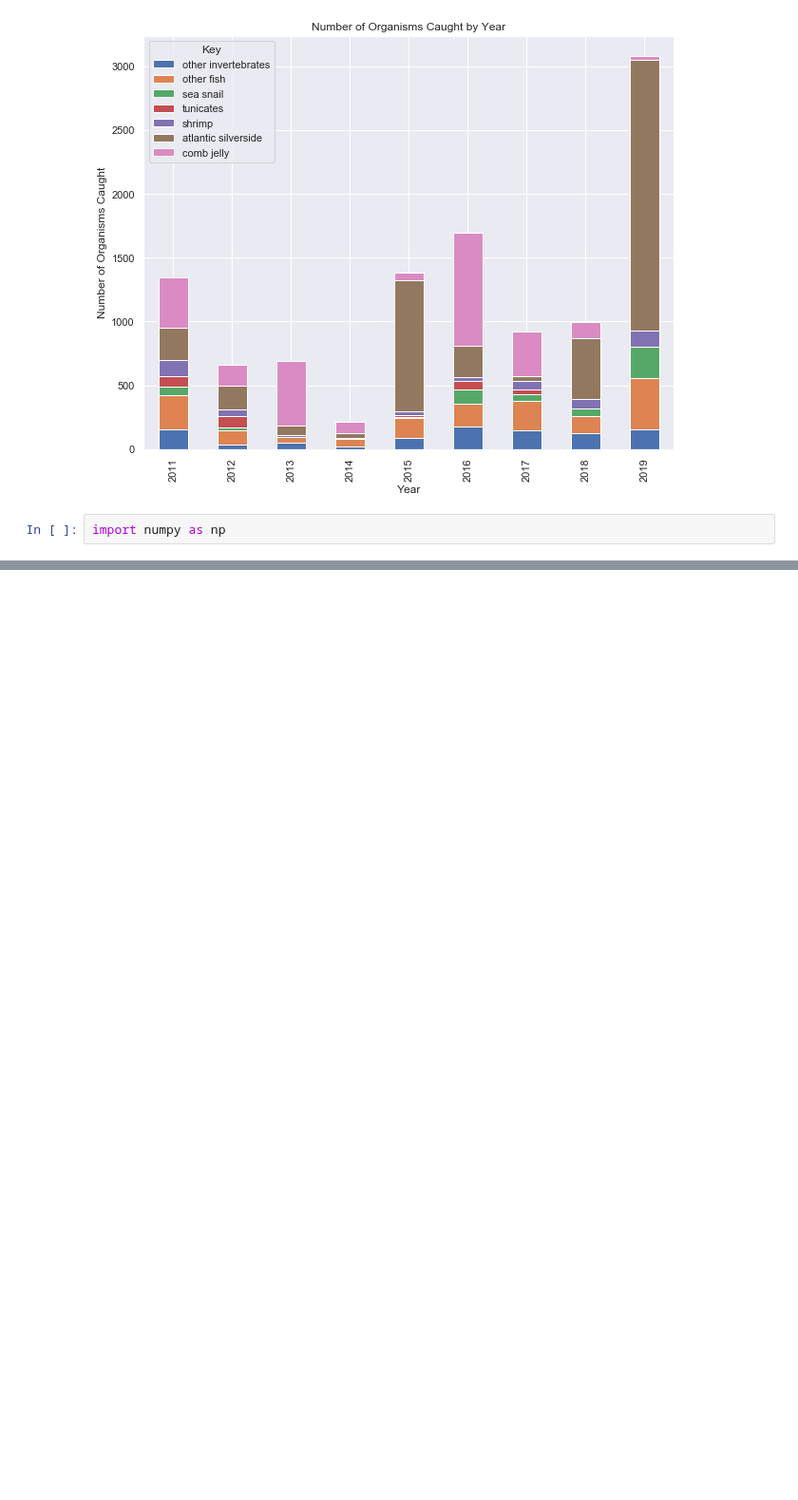
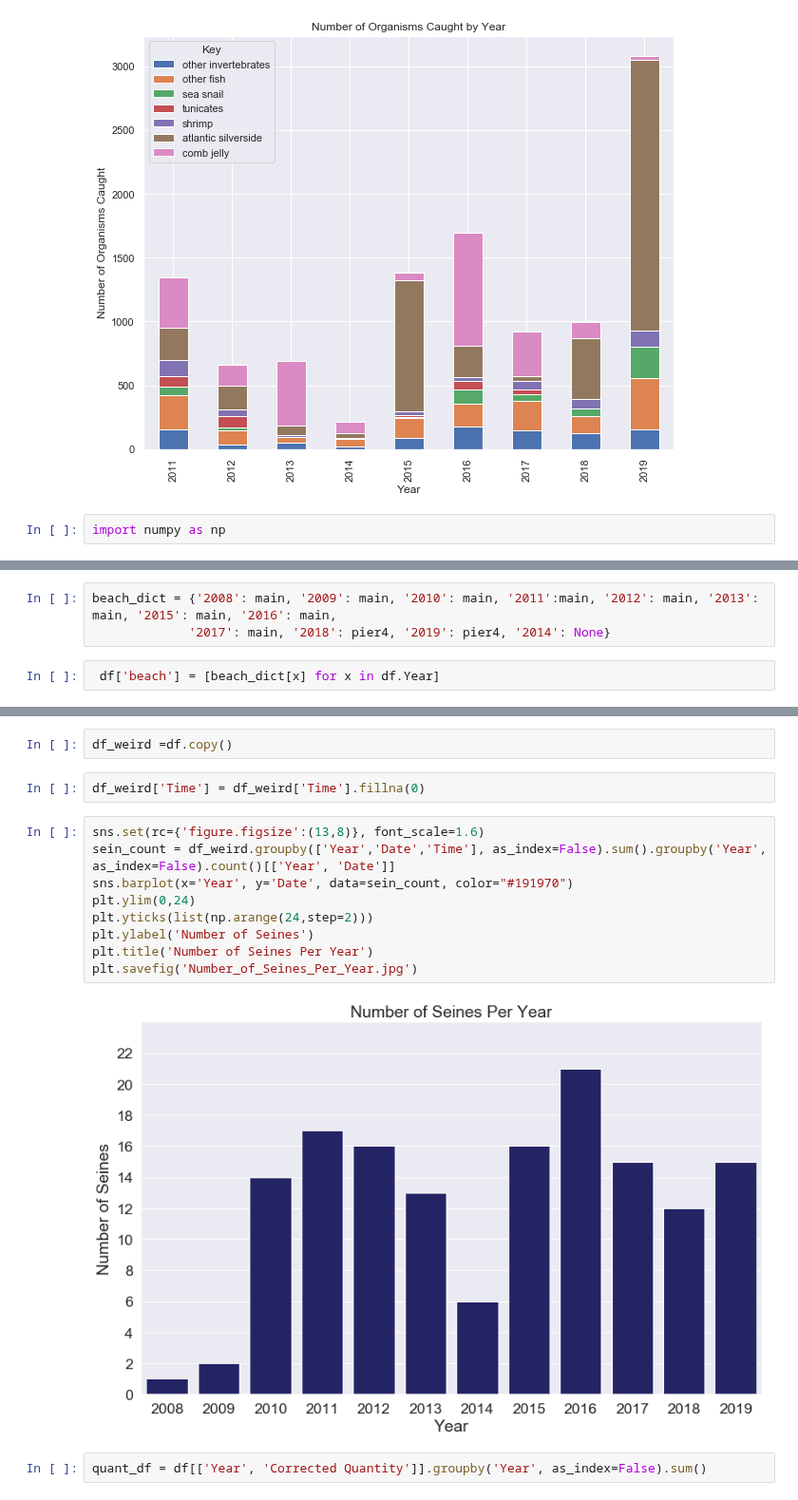
Before and after one commit to Shadhopson/Seining_Analysis, a Jupyter notebook: Untitled Folder 1/Untitled.ipynb, the cells around one changed output, grey strips where cells are left out. Shown at 95% size. Saved outputs shown, nothing was run; the diff lists cells and outputs as text; blank space fills up the shorter version.

```diff
--- a/Untitled Folder 1/Untitled.ipynb
+++ b/Untitled Folder 1/Untitled.ipynb
@@ -196,0 +141,5 @@ plt.show()
+# %%
+beach_dict = {'2008': main, '2009': main, '2010': main, '2011':main, '2012': main, '2013': main, '2015': main, '2016': main,
+             '2017': main, '2018': pier4, '2019': pier4, '2014': None}
+# %%
+ df['beach'] = [beach_dict[x] for x in df.Year]
@@ -196,0 +170,17 @@ plt.show()
+# %%
+df_weird =df.copy()
+# %%
+df_weird['Time'] = df_weird['Time'].fillna(0)
+# %%
+sns.set(rc={'figure.figsize':(13,8)}, font_scale=1.6)
+sein_count = df_weird.groupby(['Year','Date','Time'], as_index=False).sum().groupby('Year', as_index=False).count()[['Year', 'Date']]
+sns.barplot(x='Year', y='Date', data=sein_count, color="#191970")
+plt.ylim(0,24)
+plt.yticks(list(np.arange(24,step=2)))
+plt.ylabel('Number of Seines')
+plt.title('Number of Seines Per Year')
+plt.savefig('Number_of_Seines_Per_Year.jpg')
+# %% [output]
+[figure, added]
+# %%
+quant_df = df[['Year', 'Corrected Quantity']].groupby('Year', as_index=False).sum()
```
Also changed, not shown: parts of 24 cells of this notebook, 30 other files.
